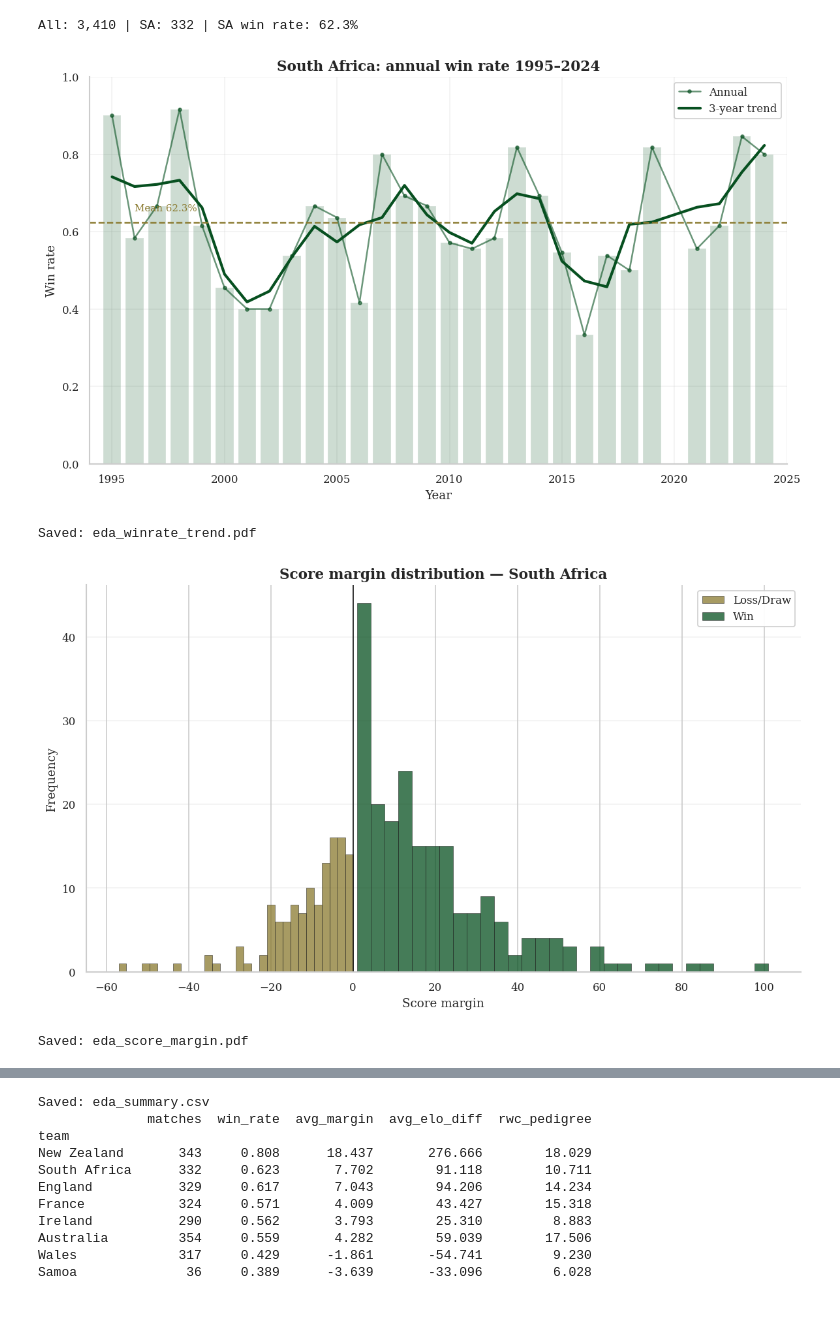
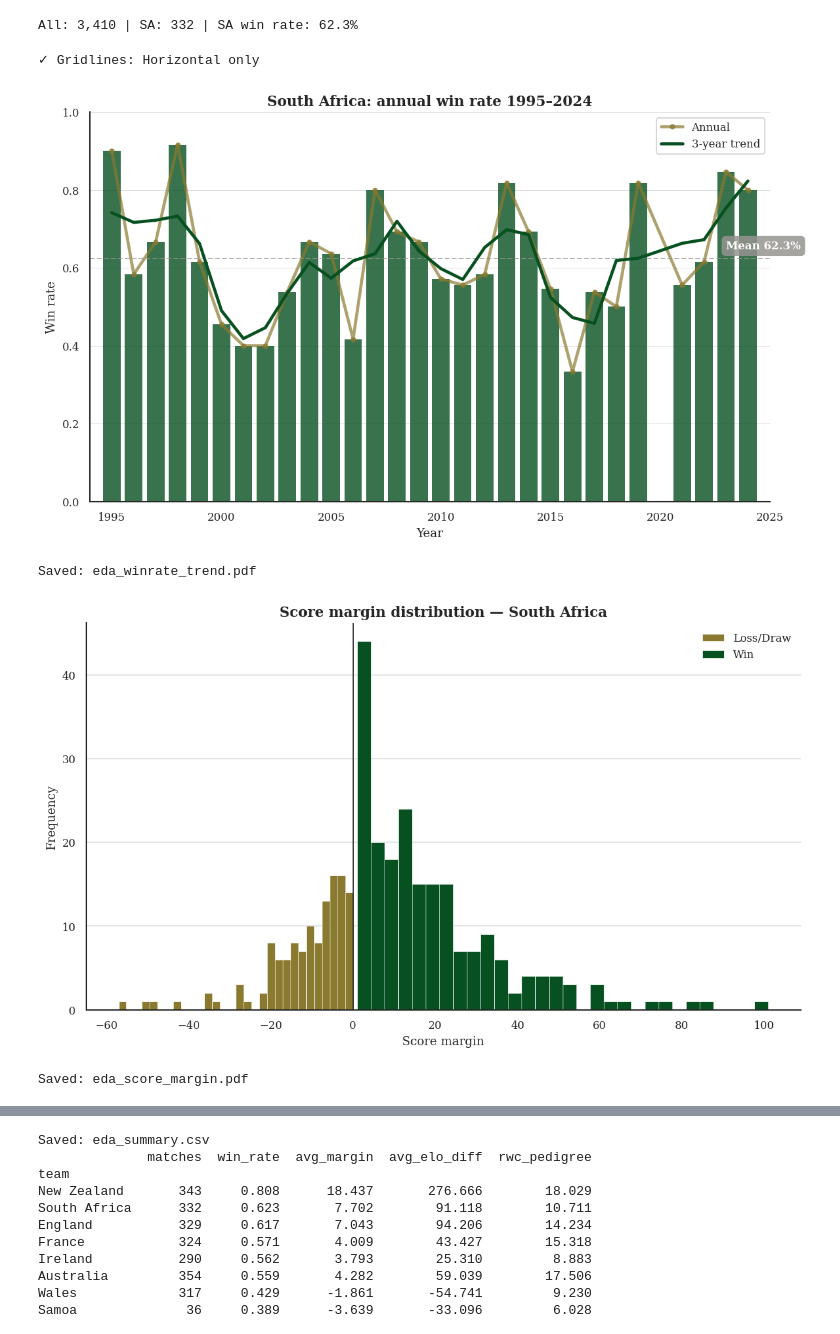
Before and after one commit to brandtami/springboks-rugby-analytics, a Jupyter notebook: notebooks/03_exploratory_analysis.ipynb, the cells around one changed output, grey strips where cells are left out. Drawn from its saved outputs; the diff is of its cells as text; code cells hidden in the pictures; blank space fills up the shorter version.

```diff
--- a/notebooks/03_exploratory_analysis.ipynb
+++ b/notebooks/03_exploratory_analysis.ipynb
@@ -49,36 +74,61 @@ print(f'All: {len(df):,} | SA: {len(df_sa)} | SA win rate: {df_sa.win.mean():.1%
 # %% [output]
 All: 3,410 | SA: 332 | SA win rate: 62.3%
 # %%
-# Fig 1 — SA annual win rate + 3-year trend
 yr      = df_sa.groupby('year').win.agg(rate='mean', n='count')
 yr['trend'] = yr.rate.rolling(3, center=True, min_periods=1).mean()
 mean_wr = df_sa.win.mean()
 
-fig, ax = plt.subplots()
-ax.bar(yr.index, yr.rate, color=PRIMARY, alpha=0.2, width=0.8)
-ax.plot(yr.index, yr.rate,  color=PRIMARY, lw=1.5, alpha=0.6,
-        marker='o', ms=3, label='Annual')
-ax.plot(yr.index, yr.trend, color=PRIMARY, lw=2.5, label='3-year trend')
-ax.axhline(mean_wr, color=SECONDARY, ls='--', lw=1.5)
-ax.text(yr.index[1], mean_wr+0.03, f'Mean {mean_wr:.1%}', color=SECONDARY, fontsize=9)
+fig, ax = plt.subplots(figsize=(10, 6))
+
+ax.bar(yr.index, yr.rate, color=PRIMARY, alpha=0.8, edgecolor='none', width=0.8, zorder=1)
+
+ax.plot(yr.index, yr.rate, color=SECONDARY, lw=2.8, alpha=0.7,
+        marker='o', ms=4, label='Annual', zorder=2)
+
+ax.plot(yr.index, yr.trend, color=PRIMARY, lw=2.8, label='3-year trend', zorder=3)
+
+ax.axhline(mean_wr, color=GREY, ls='--', lw=1.2, alpha=0.7, zorder=2)
+
+ax.text(yr.index[-2], mean_wr + 0.025,
+        f'Mean {mean_wr:.1%}',
+        color='white',
+        fontsize=10,
+        fontweight='bold',
+        bbox=dict(boxstyle='round,pad=0.4',
+                 facecolor=GREY,
+                 edgecolor='none',
+                 alpha=0.85),
+        zorder=4)
+
 ax.set(title='South Africa: annual win rate 1995–2024',
-       xlabel='Year', ylabel='Win rate', xlim=(1994,2025), ylim=(0,1))
-ax.legend(); ax.grid(True, alpha=0.25)
-plt.tight_layout(); save_fig('eda_winrate_trend.pdf')
+       xlabel='Year', ylabel='Win rate',
+       xlim=(1994, 2025), ylim=(0, 1.0))
+
+ax.legend(loc='upper right', frameon=True, framealpha=0.9)
+
+# Gridlines
+gridlines_horizontal_only()
+
+plt.tight_layout()
+save_fig('eda_winrate_trend.pdf')
 # %% [output]
+✓ Gridlines: Horizontal only
-[figure, old version]
+[figure, new version]
-Saved: eda_winrate_trend.pdf
+Saved: eda_winrate_trend.pdf
 # %%
-fig, ax = plt.subplots()
-kw = dict(bins=30, edgecolor='k', lw=0.4, alpha=0.75)
+fig, ax = plt.subplots()  # figsize (10,6) default ✓
+kw = dict(bins=30, edgecolor='w', lw=0.4, alpha=1.0)
 ax.hist(df_sa[df_sa.win==0].score_margin, color=SECONDARY, label='Loss/Draw', **kw)
 ax.hist(df_sa[df_sa.win==1].score_margin, color=PRIMARY,   label='Win',       **kw)
 ax.axvline(0, color='k', lw=1)
 ax.set(title='Score margin distribution — South Africa',
        xlabel='Score margin', ylabel='Frequency')
-ax.legend(); ax.grid(True, alpha=0.25, axis='y')
-plt.tight_layout(); save_fig('eda_score_margin.pdf')
+ax.legend()
+ax.grid(True, alpha=0.25, axis='y')
+
+plt.tight_layout()
+save_fig('eda_score_margin.pdf')
 # %% [output]
-[figure, old version]
+[figure, new version]
 Saved: eda_score_margin.pdf
 # %%
```
Also changed, not shown: parts of 6 cells of this notebook, 16 other files.
